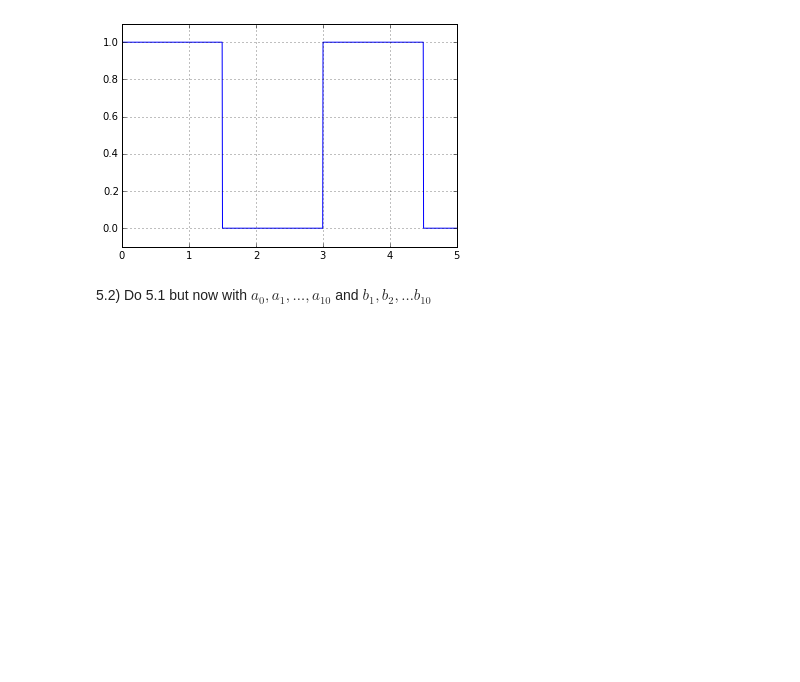
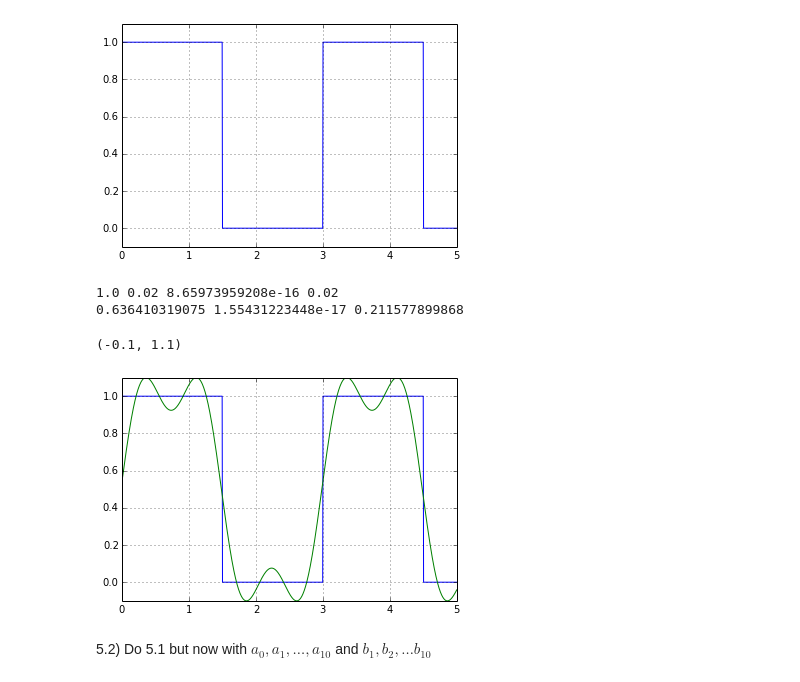
Before and after one commit to chananyu2539/Num_meth, a Jupyter notebook: Week4/Homework 4.ipynb, the cells around one changed output. Saved outputs shown, nothing was run; the diff lists cells and outputs as text; code cells hidden in the pictures; blank space fills up the shorter version.

```diff
--- a/Week4/Homework 4.ipynb
+++ b/Week4/Homework 4.ipynb
@@ -205,4 +232,59 @@ plt.ylim(-0.1,1.1)
 # %% [output]
 (-0.1, 1.1)
 [figure]
+# %%
+def fcos(x,i,L):
+    return step(x)*math.cos(i*math.pi*x/L)
+def fsin(x,i,L):
+    return step(x)*math.sin(i*math.pi*x/L)
+
+
+def calCos(x0,xf,n,i,L):
+    h = (xf-x0)/n
+    ans = fcos(x0,i,L)/2 + fcos(xf,i,L)/2
+    j = x0+h
+    while(j<xf):
+        ans+=fcos(j,i,L)
+        j+=h
+    ans = h*ans/L
+    return ans
+def calSin(x0,xf,n,i,L):
+    h = (xf-x0)/n
+    ans = fsin(x0,i,L)/2 + fsin(xf,i,L)/2
+    j = x0+h
+    while(j<xf):
+        ans+=fsin(j,i,L)
+        j+=h
+    ans = h*ans/L
+    return ans
+a0 = calCos(0.,3.,100.,0.,1.5)
+a1 = calCos(0.,3.,100.,1.,1.5)
+a2 = calCos(0.,3.,100.,2.,1.5)
+a3 = calCos(0.,3.,100.,3.,1.5)
+print a0,a1,a2,a3
+b1 = calSin(0.,3.,100.,1.,1.5)
+b2 = calSin(0.,3.,100.,2.,1.5)
+b3 = calSin(0.,3.,100.,3.,1.5)
+print b1,b2,b3
+b0 = calSin(0.,3.,100.,0.,1.5)
+def magic(x,L):
+    return a0/2 + a1*math.cos(math.pi*x/L) + a2*math.cos(2*math.pi*x/L) + a3*math.cos(3*math.pi*x/L) + b1*math.sin(math.pi*x/L) + b2*math.sin(2*math.pi*x/L)+b3*math.sin(3*math.pi*x/L)
+
+
+
+
+x = np.linspace(0,5,1000)
+y = [step(xx) for xx in x]
+plt.plot(x,y,label='step')
+plt.grid()
+y = [magic(xx,1.5) for xx in x]
+
+plt.plot(x,y)
+
+plt.ylim(-0.1,1.1)
+# %% [output]
+1.0 0.02 8.65973959208e-16 0.02
+0.636410319075 1.55431223448e-17 0.211577899868
+(-0.1, 1.1)
+[figure, added]
 # %% [markdown]
```
Also changed, not shown: parts of 6 cells of this notebook.
